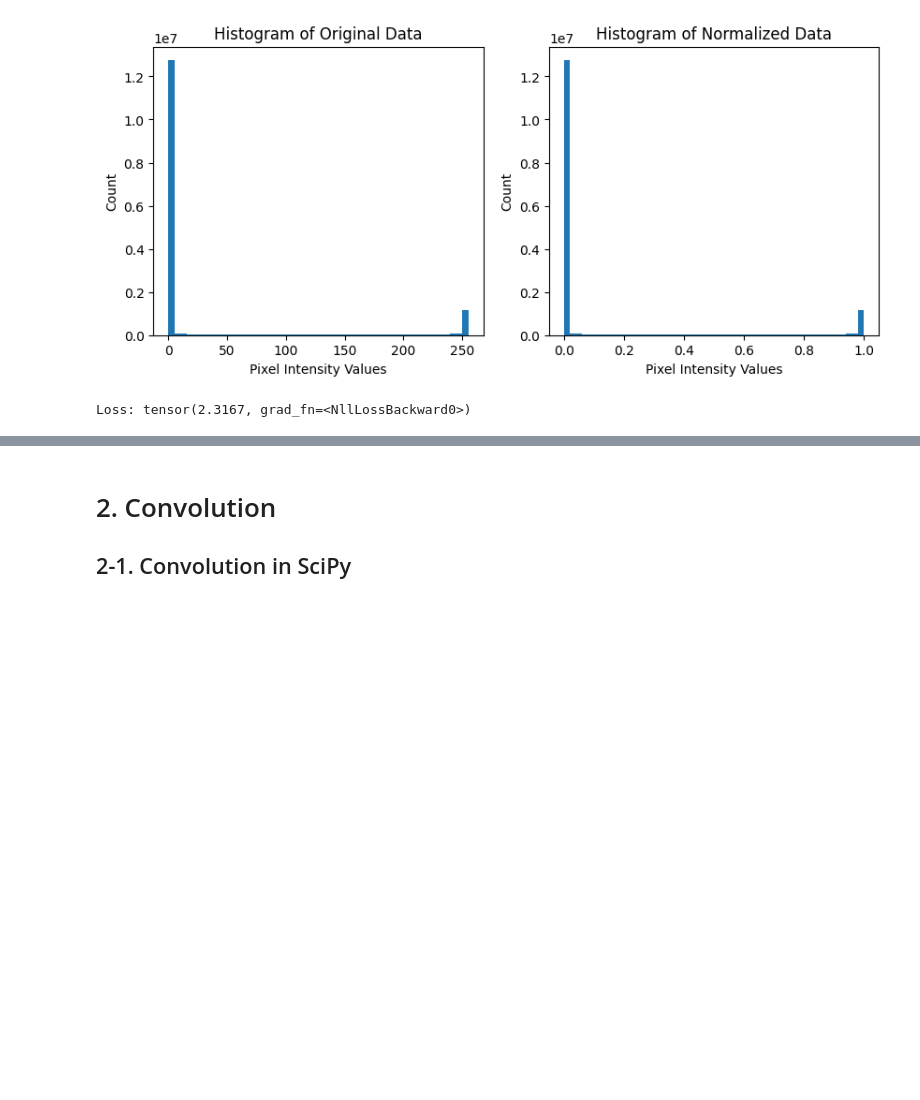
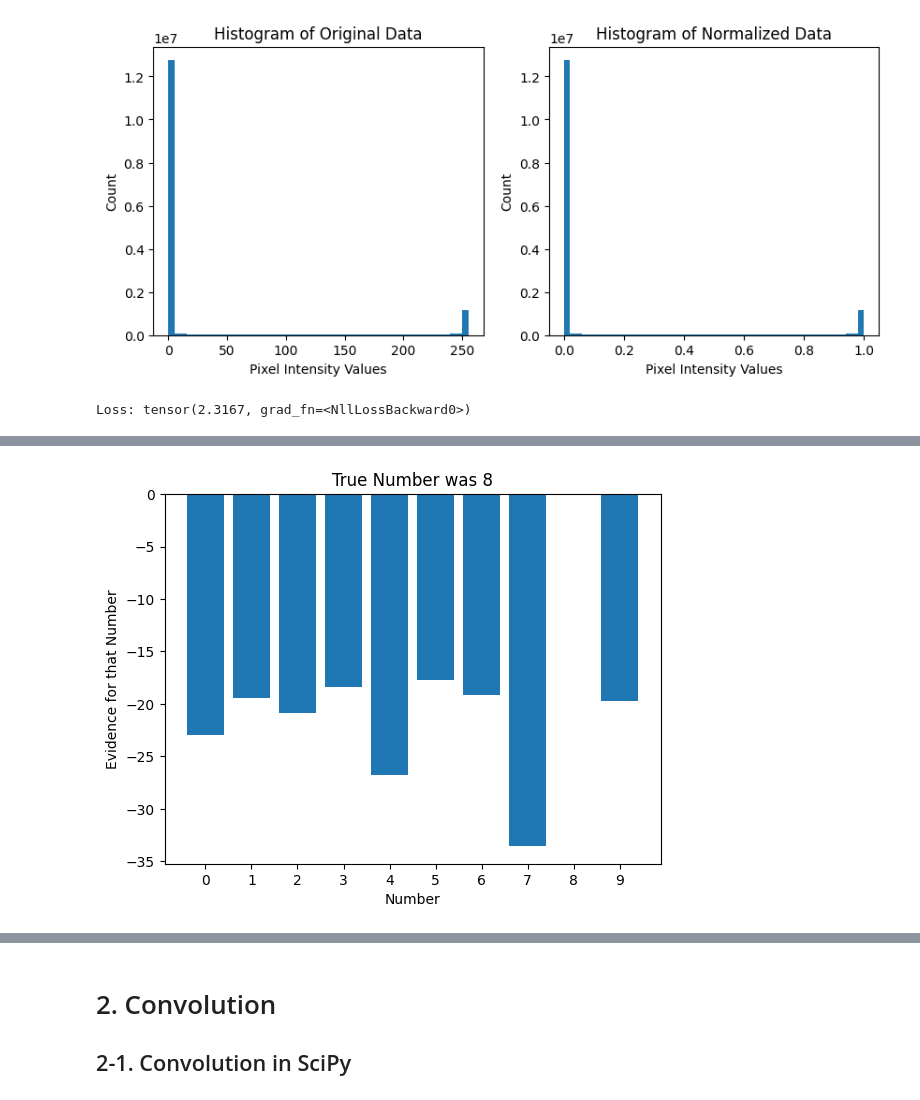
Before and after one commit to yungshun317/torch-nlp, a Jupyter notebook: convolutional_neural_networks.ipynb, the cells around one changed output, grey strips where cells are left out. Drawn from its saved outputs; the diff is of its cells as text; code cells hidden in the pictures; blank space fills up the shorter version.

```diff
--- a/convolutional_neural_networks.ipynb
+++ b/convolutional_neural_networks.ipynb
@@ -281,6 +285,5 @@ plt.show()
 # %%
-# run the model through for the test data
-X,y = next(iter(test_loader))
-predictions = net(X).detach()
-
-predictions
+# Run the model through for the test data
+X, y = next(iter(test_dataloader))
+predictions = model(X).detach()
+print(predictions)
@@ -287,11 +304,13 @@ predictions
 # %%
 # Evidence for all numbers from one sample
-sample2show = 120
+sample_idx = 120
 
-plt.bar(range(10),predictions[sample2show]) # try adding exp!
+plt.bar(range(10), predictions[sample_idx])
 plt.xticks(range(10))
 plt.xlabel('Number')
-plt.ylabel('Evidence for that number')
-plt.title('True number was %s' %y[sample2show].item())
+plt.ylabel('Evidence for that Number')
+plt.title('True Number was %s' % y[sample_idx].item())
 plt.show()
+# %% [output]
+[figure, added]
 # %%
```
Also changed, not shown: parts of 6 cells of this notebook.
